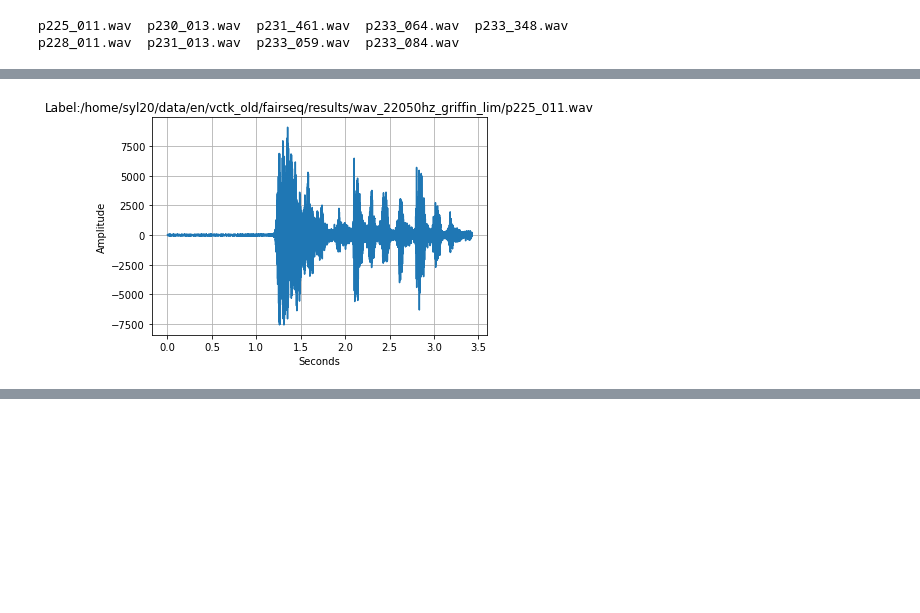
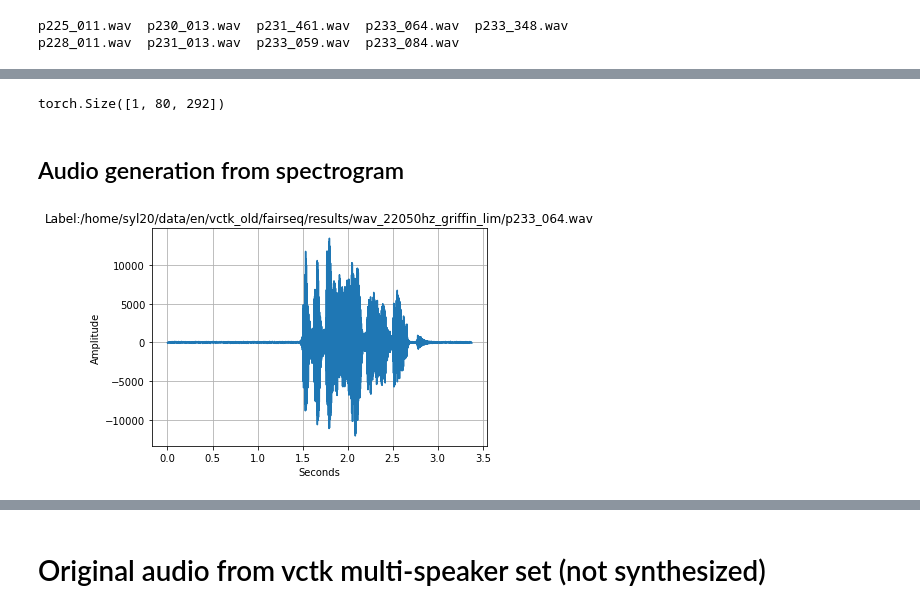
Before and after one commit to slegroux/fairseq, a Jupyter notebook: myscripts/play_remote_audio.ipynb, the cells around one changed output, grey strips where cells are left out. Drawn from its saved outputs; the diff is of its cells as text; code cells hidden in the pictures; blank space fills up the shorter version.

```diff
--- a/myscripts/play_remote_audio.ipynb
+++ b/myscripts/play_remote_audio.ipynb
@@ -25,0 +60,2 @@ p228_011.wav  p231_013.wav  p233_059.wav  p233_084.wav
+# %%
+id = 'p233_064'
@@ -26,7 +79,18 @@ p228_011.wav  p231_013.wav  p233_059.wav  p233_084.wav
+# %%
+# format for gan
+feats = torch.Tensor(feats).unsqueeze(dim=0).transpose(1,2)
+print(feats.shape)
+with open('/home/syl20/hifi-gan/test_mel_files/fairseq.npy','wb') as f:
+    np.save(f,feats)
+# %% [output]
+torch.Size([1, 80, 292])
+# %% [markdown]
+## Audio generation from spectrogram
 # %%
 root = '/home/syl20/data/en/vctk_old/fairseq/results/wav_22050hz_griffin_lim'
-audio_file = 'p225_011.wav'
+audio_file = id + '.wav'
 path = os.path.join(root, audio_file)
 sig = plot_play_audio(path, 22050)
+IPython.display.Audio(sig, rate=22050)
 # %% [output]
-[figure, old version]
+[figure, new version]
@@ -32,0 +98,2 @@ sig = plot_play_audio(path, 22050)
+# %% [markdown]
+# Original audio from vctk multi-speaker set (not synthesized)
```
Also changed, not shown: parts of 12 cells of this notebook, 5 other files.
